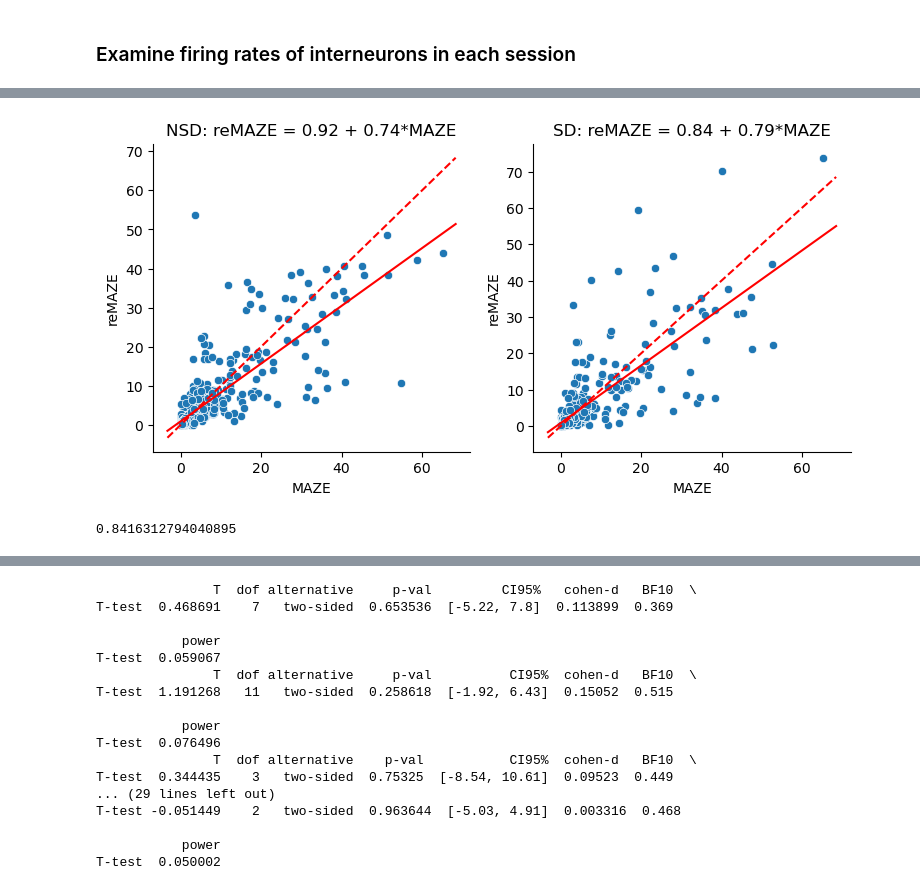
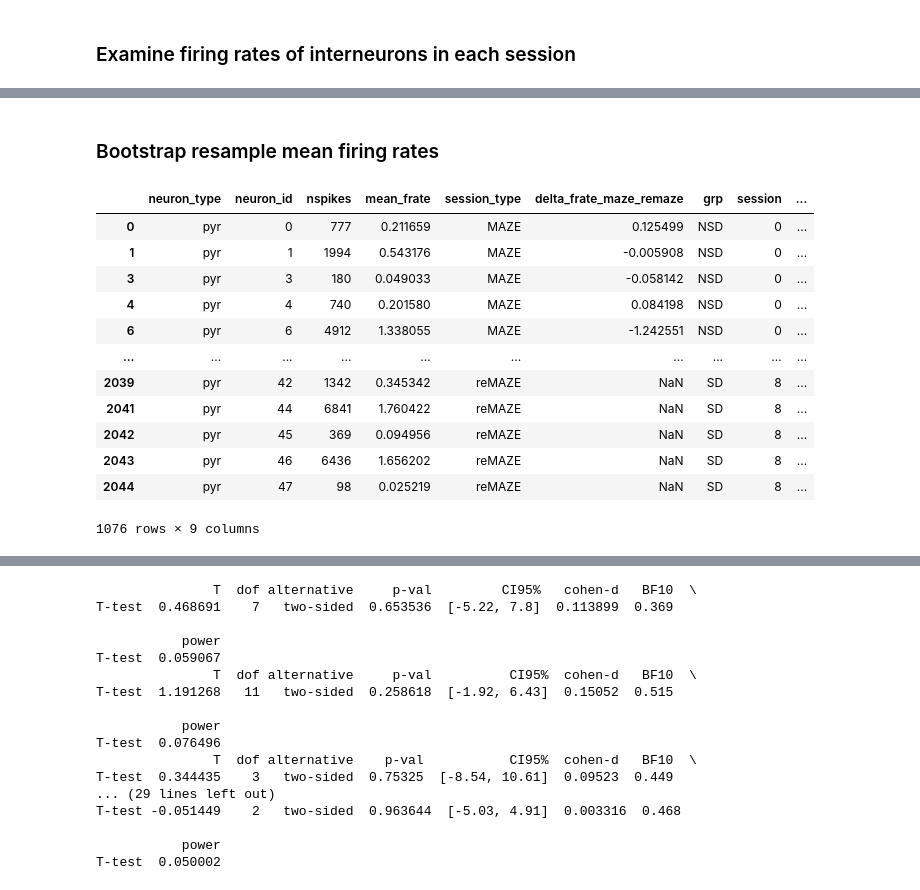
Before and after one commit to nkinsky/Projects_sandbox, a Jupyter notebook: sd_drift/sd_firing_rates_remaze.ipynb, the cells around one changed output, grey strips where cells are left out. Cells and saved outputs as stored; diff of their text form; code cells hidden in the pictures.

Commit message:
start to add bootstrapping

```diff
--- a/sd_drift/sd_firing_rates_remaze.ipynb
+++ b/sd_drift/sd_firing_rates_remaze.ipynb
@@ -243,22 +228,18 @@ fr_df
-# %%
-fig, ax = plt.subplots(1, 2, figsize=(9, 4))
-for a, grp in zip(ax, ["NSD", "SD"]):
-    df_use = fr_df[fr_df.grp == grp]
-    df_rs = df_use.pivot(columns="session_type", values="mean_frate", index="nid_unique")
-    sns.scatterplot(data=df_rs,x="MAZE", y="reMAZE", ax=a)
-    stats = pg.linear_regression(df_rs.MAZE, df_rs.reMAZE)
-    intercept = stats[stats.names == "Intercept"].coef.values[0]
-    slope = stats[stats.names == "MAZE"].coef.values[0]
-    xlims = np.array(a.get_xlim())
-    a.plot(xlims, xlims * slope + intercept, 'r')
-    a.plot(xlims, xlims, 'r--')
-    a.set_title(f"{grp}: reMAZE = {intercept:0.2f} + {slope:0.2f}*MAZE")
-sns.despine(fig=fig)
-# %% [output]
-[figure, removed]
-# %%
-
-stats = pg.linear_regression(df_rs.MAZE, df_rs.reMAZE)
-stats[stats.names == "Intercept"].coef.values[0]
-# %% [output]
-0.8416312794040895
+# %% [markdown]
+### Bootstrap resample mean firing rates
+# %%
+fr_df[fr_df.neuron_type == "pyr"]
+# %% [output]
+|  | neuron_type | neuron_id | nspikes | mean_frate | session_type | delta_frate_maze_remaze | grp | session | ... |
+| 0 | pyr | 0 | 777 | 0.211659 | MAZE | 0.125499 | NSD | 0 | ... |
+| 1 | pyr | 1 | 1994 | 0.543176 | MAZE | -0.005908 | NSD | 0 | ... |
+| 3 | pyr | 3 | 180 | 0.049033 | MAZE | -0.058142 | NSD | 0 | ... |
+| 4 | pyr | 4 | 740 | 0.201580 | MAZE | 0.084198 | NSD | 0 | ... |
+| 6 | pyr | 6 | 4912 | 1.338055 | MAZE | -1.242551 | NSD | 0 | ... |
+| ... | ... | ... | ... | ... | ... | ... | ... | ... | ... |
+| 2039 | pyr | 42 | 1342 | 0.345342 | reMAZE | NaN | SD | 8 | ... |
+| 2041 | pyr | 44 | 6841 | 1.760422 | reMAZE | NaN | SD | 8 | ... |
+| 2042 | pyr | 45 | 369 | 0.094956 | reMAZE | NaN | SD | 8 | ... |
+| 2043 | pyr | 46 | 6436 | 1.656202 | reMAZE | NaN | SD | 8 | ... |
+| 2044 | pyr | 47 | 98 | 0.025219 | reMAZE | NaN | SD | 8 | ... |
+1076 rows × 9 columns
```
Also changed, not shown: parts of 8 cells of this notebook.
